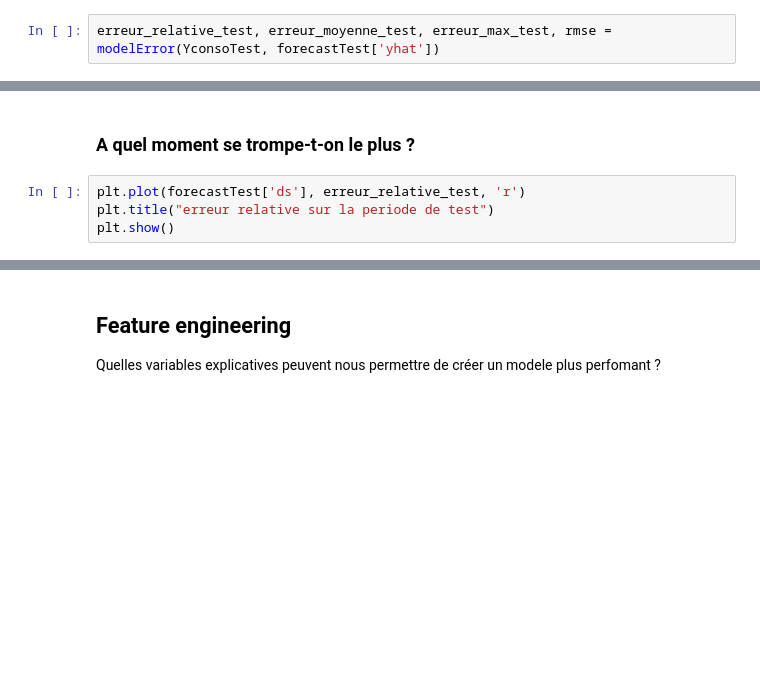
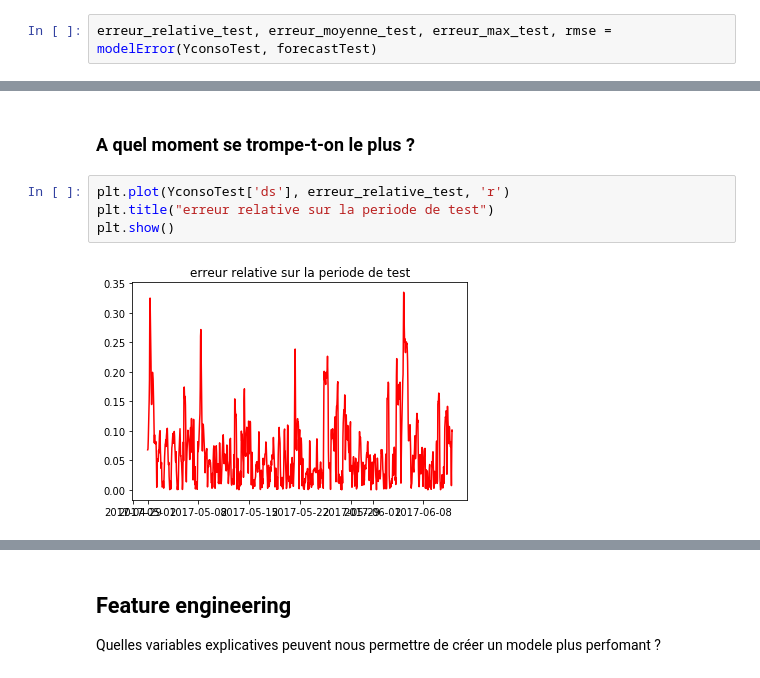
Before and after one commit to marota/TP_Formation_Conso_MachineLearning, a Jupyter notebook: TP1_Machine_learning.ipynb, the cells around one changed output, grey strips where cells are left out. Drawn from its saved outputs; the diff is of its cells as text; blank space fills up the shorter version.

```diff
--- a/TP1_Machine_learning.ipynb
+++ b/TP1_Machine_learning.ipynb
@@ -776,7 +736,7 @@ plt.show()
 # %% [markdown]
 ### Comment se distribue l'erreur ?
 # %%
-erreur_relative_test, erreur_moyenne_test, erreur_max_test, rmse = modelError(YconsoTest, forecastTest['yhat'])
+erreur_relative_test, erreur_moyenne_test, erreur_max_test, rmse = modelError(YconsoTest, forecastTest)
 # %%
 num_bins = 100
 plt.hist(erreur_relative_test, num_bins)
@@ -784,9 +746,11 @@ plt.show()
 # %% [markdown]
 ### A quel moment se trompe-t-on le plus ?
 # %%
-plt.plot(forecastTest['ds'], erreur_relative_test, 'r')
+plt.plot(YconsoTest['ds'], erreur_relative_test, 'r')
 plt.title("erreur relative sur la periode de test")
 plt.show()
+# %% [output]
+[figure, added]
 # %%
 threshold = 0.18
 
```
Also changed, not shown: parts of 42 cells of this notebook, 1 other file.
